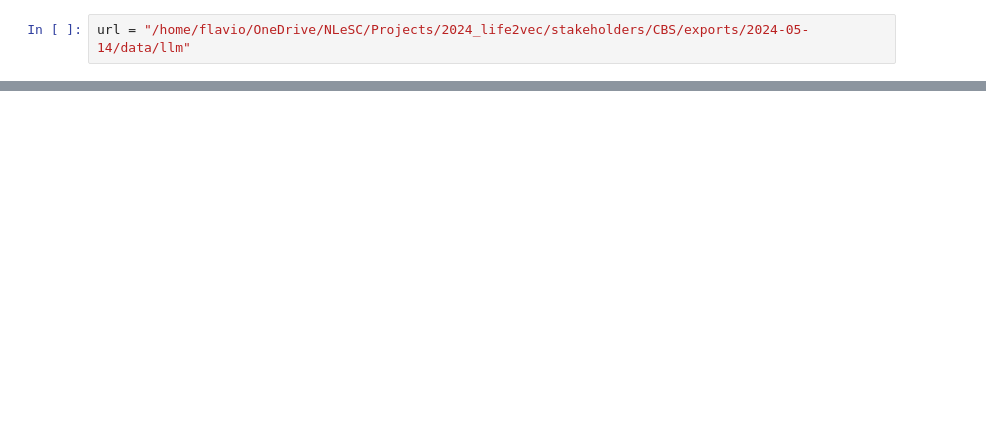
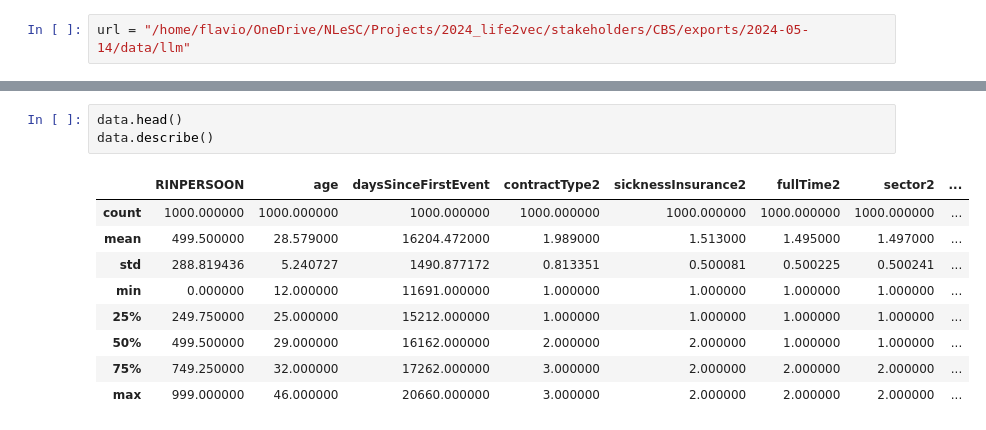
Before and after one commit to tanzir5/life-sequencing-dutch, a Jupyter notebook: code/others/synthetic_data_generation/generate_fake_llm.ipynb, the cells around one changed output, grey strips where cells are left out. Cells and saved outputs as stored; diff of their text form; blank space fills up the shorter version.

```diff
--- a/code/others/synthetic_data_generation/generate_fake_llm.ipynb
+++ b/code/others/synthetic_data_generation/generate_fake_llm.ipynb
@@ -14,0 +263,13 @@ for f in files:
+# %%
+data.head()
+data.describe()
+# %% [output]
+|  | RINPERSOON | age | daysSinceFirstEvent | contractType2 | sicknessInsurance2 | fullTime2 | sector2 | ... |
+| count | 1000.000000 | 1000.000000 | 1000.000000 | 1000.000000 | 1000.000000 | 1000.000000 | 1000.000000 | ... |
+| mean | 499.500000 | 28.579000 | 16204.472000 | 1.989000 | 1.513000 | 1.495000 | 1.497000 | ... |
+| std | 288.819436 | 5.240727 | 1490.877172 | 0.813351 | 0.500081 | 0.500225 | 0.500241 | ... |
+| min | 0.000000 | 12.000000 | 11691.000000 | 1.000000 | 1.000000 | 1.000000 | 1.000000 | ... |
+| 25% | 249.750000 | 25.000000 | 15212.000000 | 1.000000 | 1.000000 | 1.000000 | 1.000000 | ... |
+| 50% | 499.500000 | 29.000000 | 16162.000000 | 2.000000 | 2.000000 | 1.000000 | 1.000000 | ... |
+| 75% | 749.250000 | 32.000000 | 17262.000000 | 3.000000 | 2.000000 | 2.000000 | 2.000000 | ... |
+| max | 999.000000 | 46.000000 | 20660.000000 | 3.000000 | 2.000000 | 2.000000 | 2.000000 | ... |
```
Also changed, not shown: parts of 27 cells of this notebook.
